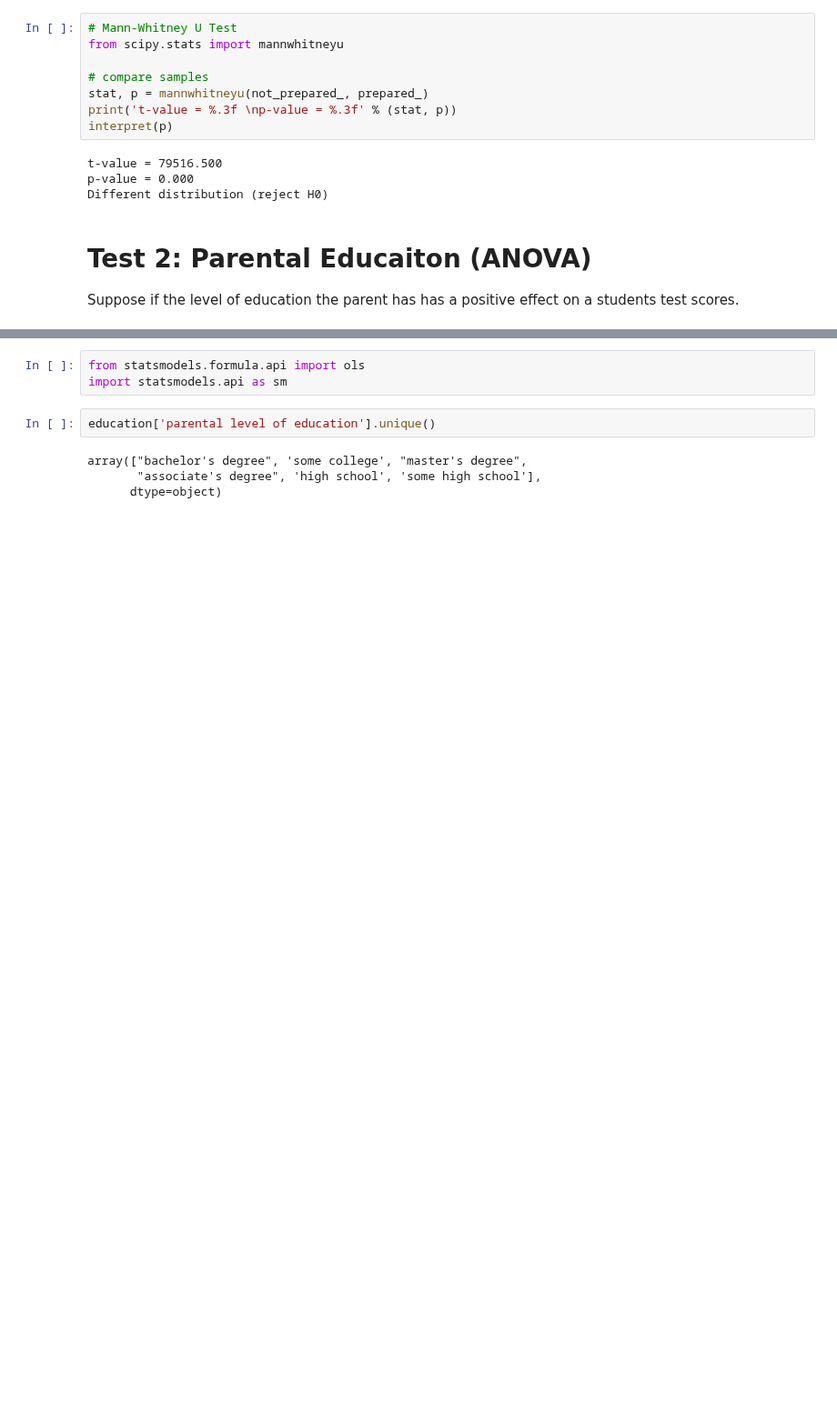
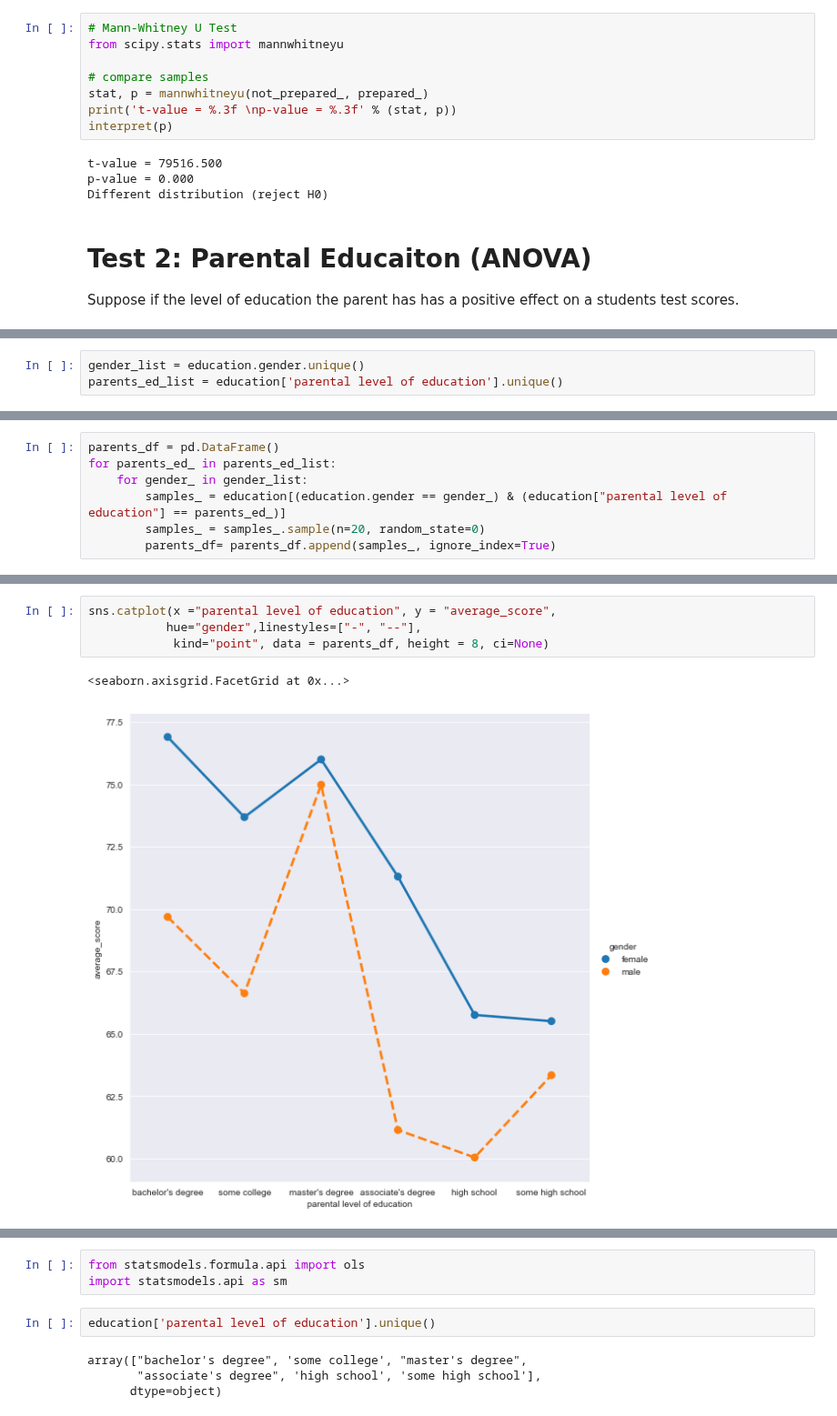
Before and after one commit to naivelogic/Machine_Learning_Notebooks, a Jupyter notebook: Data_Science/(dev) Students Performance in Exams.ipynb, the cells around one changed output, grey strips where cells are left out. Shown at 91% size. Drawn from its saved outputs; the diff is of its cells as text; blank space fills up the shorter version.

```diff
--- a/Data_Science/(dev) Students Performance in Exams.ipynb
+++ b/Data_Science/(dev) Students Performance in Exams.ipynb
@@ -280,0 +316,3 @@ sns.boxplot(x="parental level of education", y="average_score",
+# %%
+gender_list = education.gender.unique()
+parents_ed_list = education['parental level of education'].unique()
@@ -280,0 +321,7 @@ sns.boxplot(x="parental level of education", y="average_score",
+# %%
+parents_df = pd.DataFrame()
+for parents_ed_ in parents_ed_list:
+    for gender_ in gender_list:
+        samples_ = education[(education.gender == gender_) & (education["parental level of education"] == parents_ed_)]
+        samples_ = samples_.sample(n=20, random_state=0)
+        parents_df= parents_df.append(samples_, ignore_index=True)
@@ -280,0 +351,7 @@ sns.boxplot(x="parental level of education", y="average_score",
+# %%
+sns.catplot(x ="parental level of education", y = "average_score",
+           hue="gender",linestyles=["-", "--"],
+            kind="point", data = parents_df, height = 8, ci=None)
+# %% [output]
+<seaborn.axisgrid.FacetGrid at 0x...>
+[figure, added]
```
Also changed, not shown: parts of 19 cells of this notebook.
